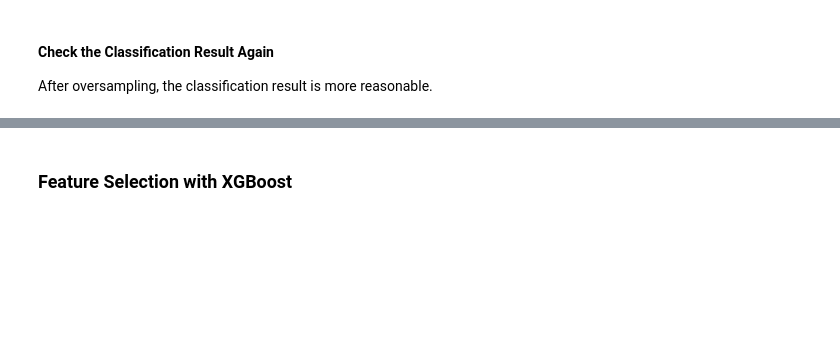
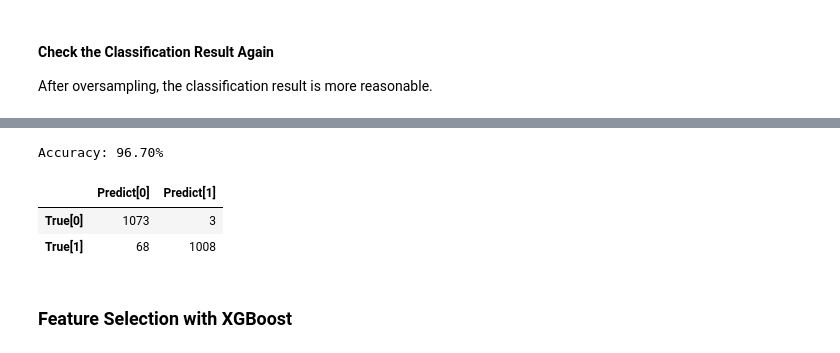
Before and after one commit to bencyq/data_mining, a Jupyter notebook: 大作业/stroke-prediction-using-machine-learning.ipynb, the cells around one changed output, grey strips where cells are left out. Saved outputs shown, nothing was run; the diff lists cells and outputs as text; code cells hidden in the pictures; blank space fills up the shorter version.

```diff
--- a/大作业/stroke-prediction-using-machine-learning.ipynb
+++ b/大作业/stroke-prediction-using-machine-learning.ipynb
@@ -299,5 +317,7 @@ y_pred_sm = model.predict(X_test_sm)
 
 accuracy = accuracy_score(y_test_sm, y_pred_sm)
 print("Accuracy: %.2f%%" % (accuracy * 100.0))
-conf = pd.DataFrame(confusion_matrix(y_test_sm, y_pred_sm), index=['True[0]', 'True[1]'], columns=['Predict[0]', 'Predict[1]'])
+conf = pd.DataFrame(confusion_matrix(y_test_sm, y_pred_sm), index=[
+                    'True[0]', 'True[1]'], columns=['Predict[0]', 'Predict[1]'])
 conf
+# %% [output]
@@ -304,3 +325,7 @@ conf
+Accuracy: 96.70%
+|  | Predict[0] | Predict[1] |
+| True[0] | 1073 | 3 |
+| True[1] | 68 | 1008 |
 # %% [markdown]
 ### Feature Selection with XGBoost
 # %%
```
Also changed, not shown: parts of 45 cells of this notebook, 4 other files.
